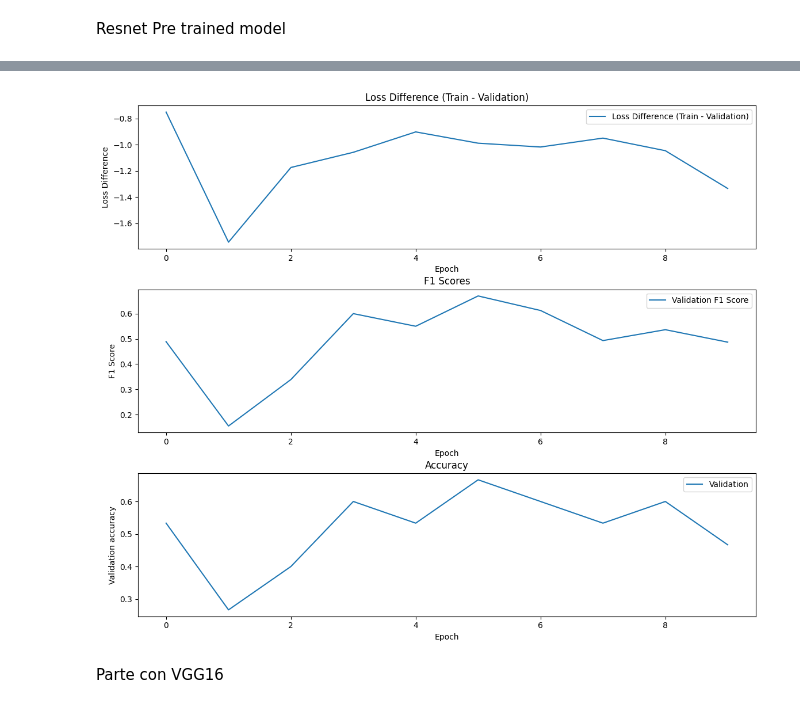
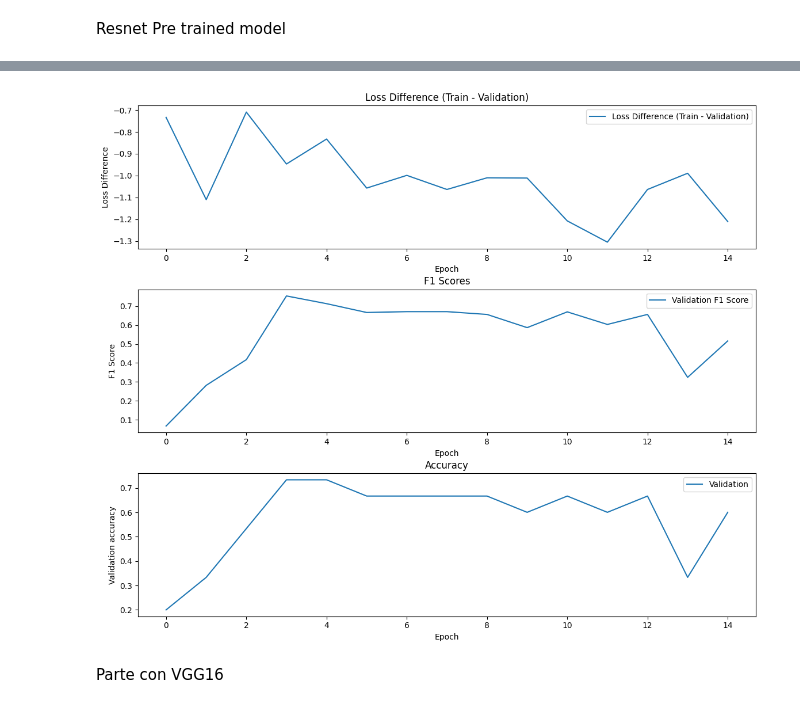
Before and after one commit to fdeloscogna/Python_experiment, a Jupyter notebook: Tesi_Python_section.ipynb, the cells around one changed output, grey strips where cells are left out. Saved outputs shown, nothing was run; the diff lists cells and outputs as text; code cells hidden in the pictures.

```diff
--- a/Tesi_Python_section.ipynb
+++ b/Tesi_Python_section.ipynb
@@ -387,7 +388,7 @@ val_accuracies_pre = []
 val_f1_scores_pre = []
 
 # Training loop
-num_epochs = 10  # Replace with the actual number of epochs
+num_epochs = 15  # Replace with the actual number of epochs
 for epoch in range(num_epochs):
     resnet_model.train()
     running_loss = 0.0
@@ -447,10 +448,10 @@ for epoch in range(num_epochs):
     val_f1_scores_pre.append(val_f1_pre)      # Replace with actual validation F1 score
     val_accuracies_pre.append(val_accuracy_pre)      # Replace with actual validation accuracy
 
-loss_difference = [train_loss - val_loss for train_loss, val_loss in zip(train_losses, val_losses)]
+loss_difference_pre = [train_loss - val_loss for train_loss, val_loss in zip(train_losses, val_losses)]
 
 # Plot the loss difference
-axs[0].plot(loss_difference, label='Loss Difference (Train - Validation)')
+axs[0].plot(loss_difference_pre, label='Loss Difference (Train - Validation)')
 axs[0].set_title('Loss Difference (Train - Validation)')
 axs[0].set_ylabel('Loss Difference')
 axs[0].set_xlabel('Epoch')
@@ -486,4 +492,4 @@ Epoch 10/10 - ResNet50 Training Loss: 0.7827
-[figure, old version]
+[figure, new version]
 # %% [markdown]
 Parte con VGG16
 # %%
```
Also changed, not shown: parts of 7 cells of this notebook.
